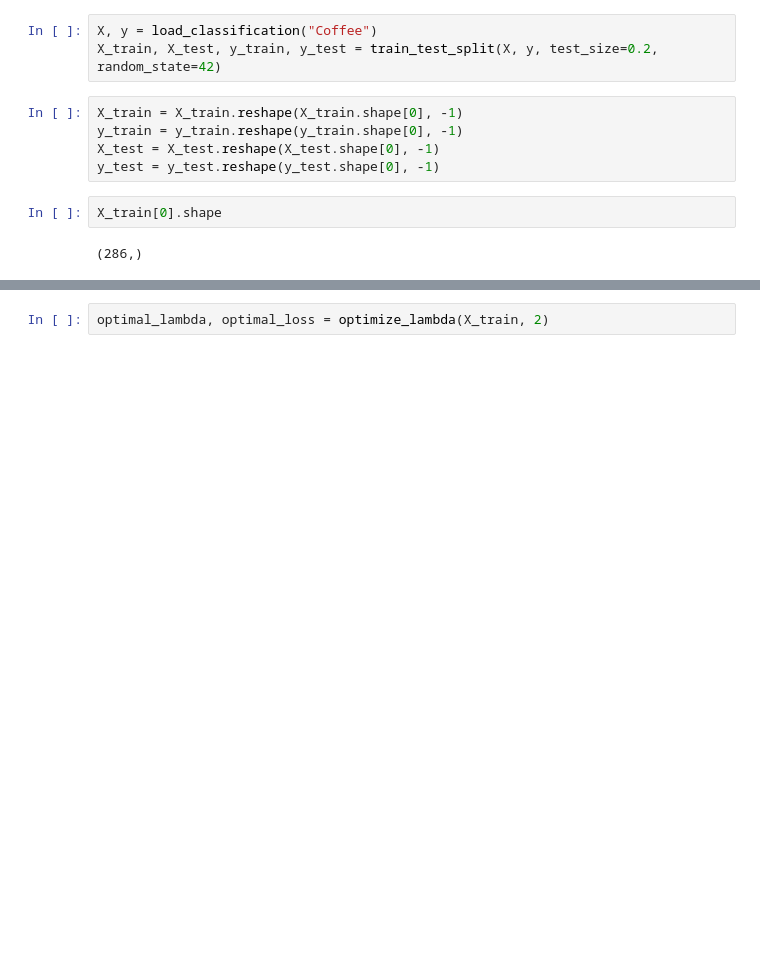
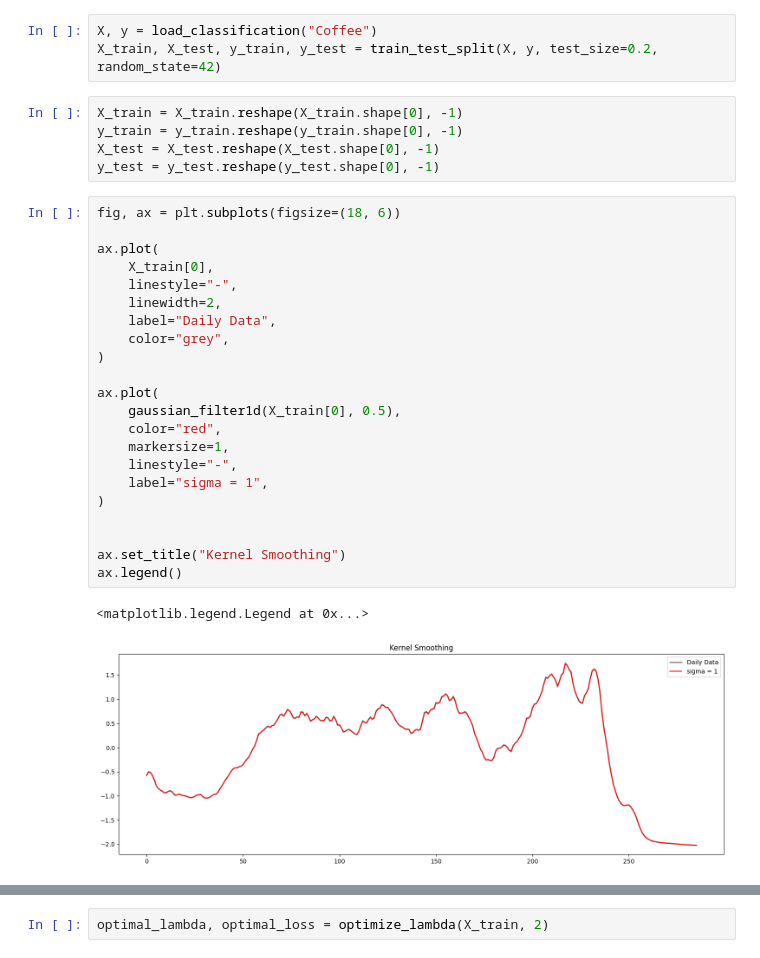
Before and after one commit to EstebanLeiva/TimeSeriesClustering, a Jupyter notebook: benchmarks/other_experiments.ipynb, the cells around one changed output, grey strips where cells are left out. Saved outputs shown, nothing was run; the diff lists cells and outputs as text; blank space fills up the shorter version.

```diff
--- a/benchmarks/other_experiments.ipynb
+++ b/benchmarks/other_experiments.ipynb
@@ -23,9 +16,30 @@ X_train = X_train.reshape(X_train.shape[0], -1)
 y_train = y_train.reshape(y_train.shape[0], -1)
 X_test = X_test.reshape(X_test.shape[0], -1)
 y_test = y_test.reshape(y_test.shape[0], -1)
-# %%
-X_train[0].shape
-# %% [output]
-(286,)
+# %%
+fig, ax = plt.subplots(figsize=(18, 6))
+
+ax.plot(
+    X_train[0],
+    linestyle="-",
+    linewidth=2,
+    label="Daily Data",
+    color="grey",
+)
+
+ax.plot(
+    gaussian_filter1d(X_train[0], 0.5),
+    color="red",
+    markersize=1,
+    linestyle="-",
+    label="sigma = 1",
+)
+
+
+ax.set_title("Kernel Smoothing")
+ax.legend()
+# %% [output]
+<matplotlib.legend.Legend at 0x...>
+[figure, added]
 # %%
 def smooth(X, bandwidth):
```
Also changed, not shown: parts of 12 cells of this notebook, 5 other files.
